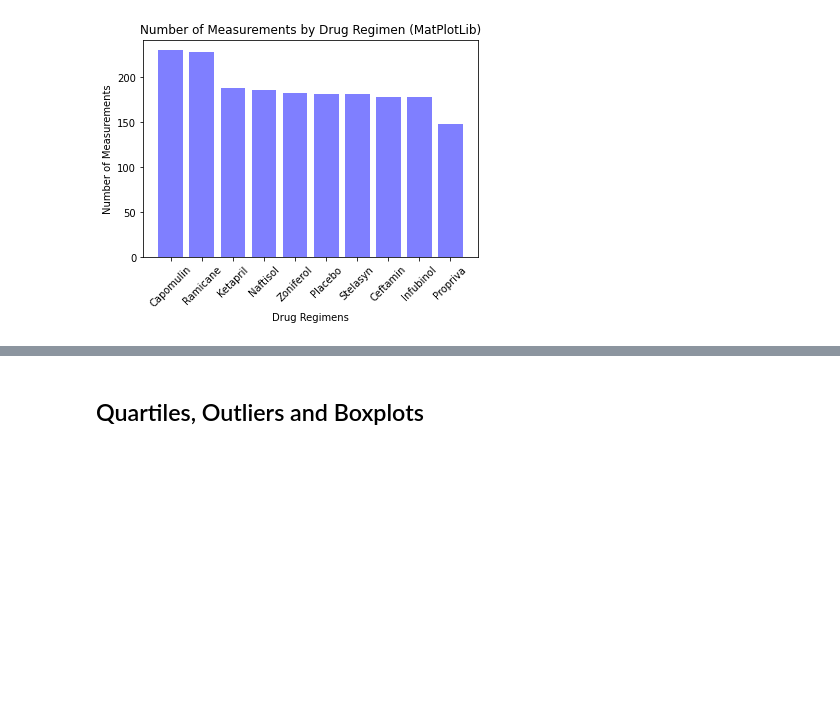
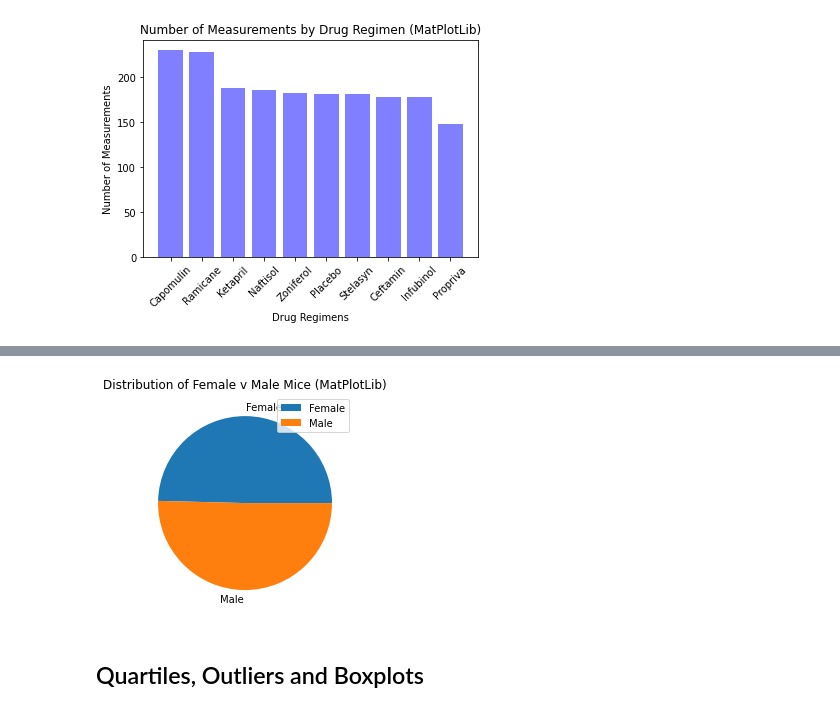
Before and after one commit to tiffanyharris711/matplotlib-challenge, a Jupyter notebook: pymaceuticals_starter.ipynb, the cells around one changed output, grey strips where cells are left out. Saved outputs shown, nothing was run; the diff lists cells and outputs as text; code cells hidden in the pictures; blank space fills up the shorter version.

```diff
--- a/pymaceuticals_starter.ipynb
+++ b/pymaceuticals_starter.ipynb
@@ -200,2 +210,10 @@ plt.show()
 # %%
-# Generate a pie plot showing the distribution of female versus male mice using pandas
+# Generate a pie plot showing the distribution of female versus male mice using pyplot
+
+labels=["Female", "Male"]
+plt.pie(gender_count_groupby["Mouse ID"], labels=labels)
+plt.title("Distribution of Female v Male Mice (MatPlotLib)")
+plt.legend(labels)
+plt.show()
+# %% [output]
+[figure, added]
```
Also changed, not shown: parts of 2 cells of this notebook.
